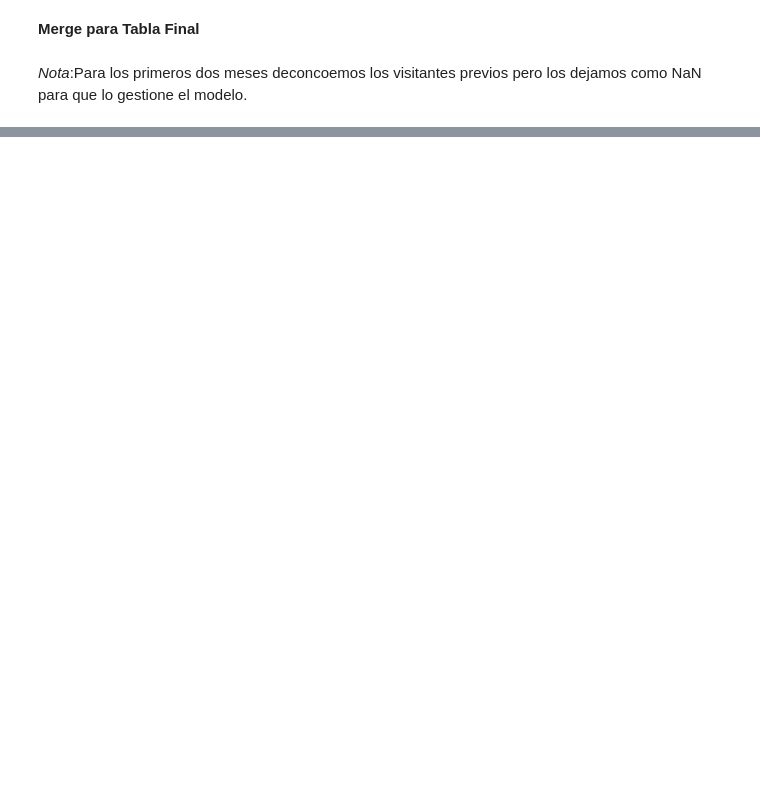
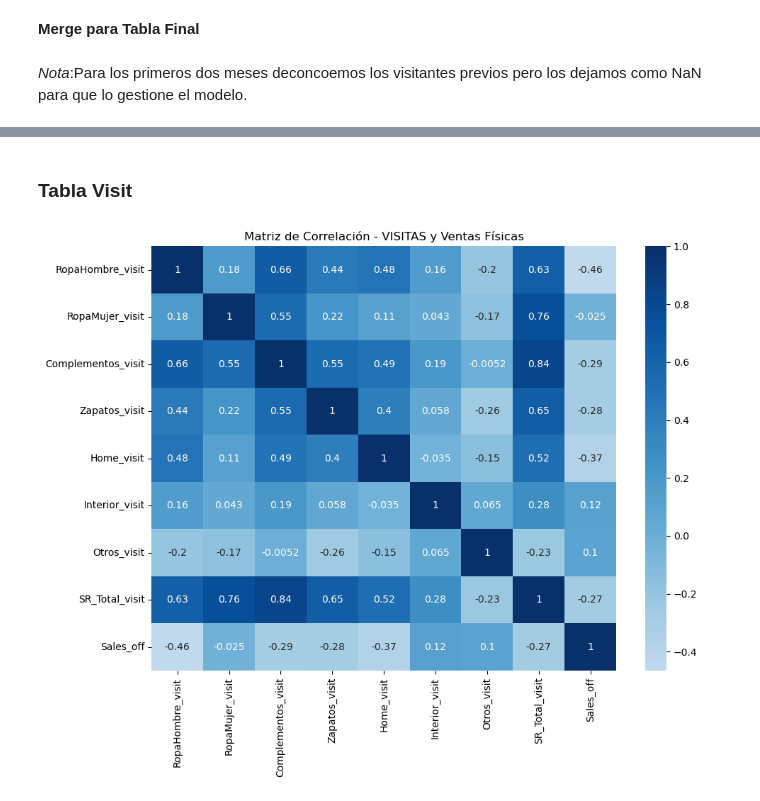
Before and after one commit to martinagg7/ia_MMM, a Jupyter notebook: notebooks/02_MMM.ipynb, the cells around one changed output, grey strips where cells are left out. Cells and saved outputs as stored; diff of their text form; code cells hidden in the pictures; blank space fills up the shorter version.

```diff
--- a/notebooks/02_MMM.ipynb
+++ b/notebooks/02_MMM.ipynb
@@ -121,0 +215,23 @@ plt.show()
+# %% [markdown]
+### Tabla Visit
+# %%
+cols_visit = [
+    'RopaHombre_visit', 'RopaMujer_visit', 'Complementos_visit',
+    'Zapatos_visit', 'Home_visit', 'Interior_visit', 'Otros_visit',
+    'SR_Total_visit', 'Sales_off'
+]
+
+
+df_visit_corr = df_merge[cols_visit]
+
+
+corr_visit = df_visit_corr.corr(numeric_only=True)
+
+
+plt.figure(figsize=(10, 8))
+sns.heatmap(corr_visit, annot=True, cmap='Blues', center=0)
+plt.title("Matriz de Correlación - VISITAS y Ventas Físicas")
+plt.tight_layout()
+plt.show()
+# %% [output]
+[figure, added]
```
Also changed, not shown: parts of 31 cells of this notebook, 1 other file.
